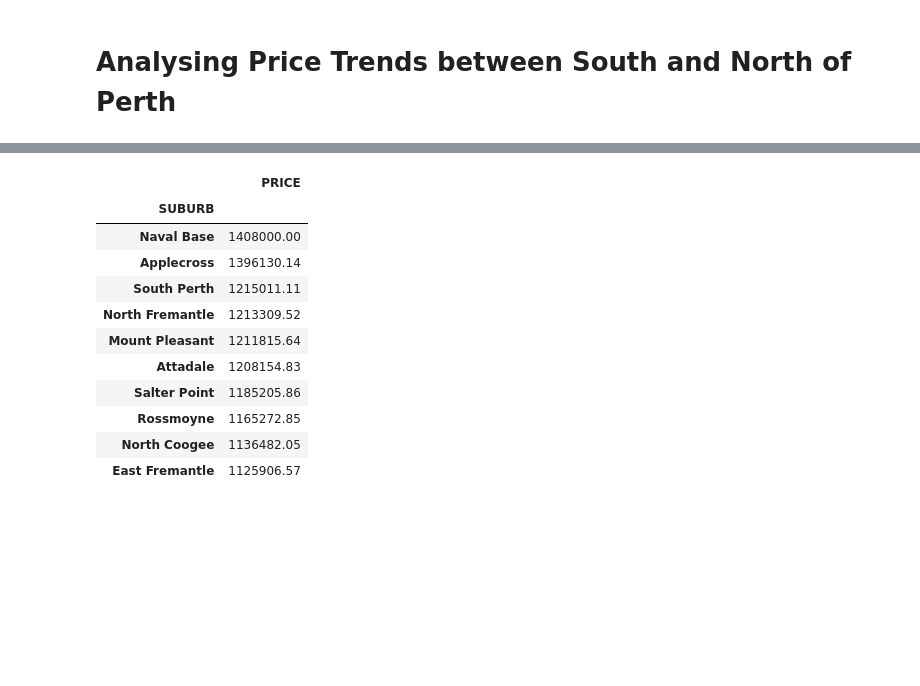
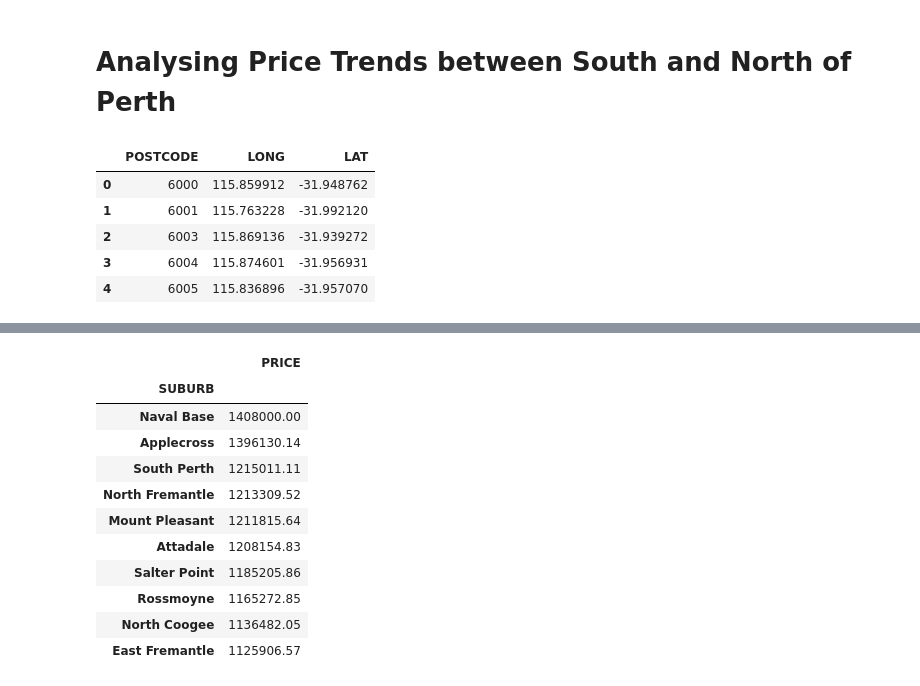
Before and after one commit to KavishNaran/Perth-Housing-Analysis, a Jupyter notebook: South and North Analysis.ipynb, the cells around one changed output, grey strips where cells are left out. Drawn from its saved outputs; the diff is of its cells as text; code cells hidden in the pictures; blank space fills up the shorter version.

```diff
--- a/South and North Analysis.ipynb
+++ b/South and North Analysis.ipynb
@@ -8,5 +15,15 @@ import matplotlib.ticker as mticker
 # %% [markdown]
 # Analysing Price Trends between South and North of Perth
+# %%
+clean_postcodes = pd.read_csv('clean_postcodes.csv')
+clean_postcodes.head()
+# %% [output]
+|  | POSTCODE | LONG | LAT |
+| 0 | 6000 | 115.859912 | -31.948762 |
+| 1 | 6001 | 115.763228 | -31.992120 |
+| 2 | 6003 | 115.869136 | -31.939272 |
+| 3 | 6004 | 115.874601 | -31.956931 |
+| 4 | 6005 | 115.836896 | -31.957070 |
 # %%
 # Read clean perth data
 perth_housing_data = pd.read_csv('clean_perth_data.csv')
```
Also changed, not shown: parts of 29 cells of this notebook, 9 other files.
